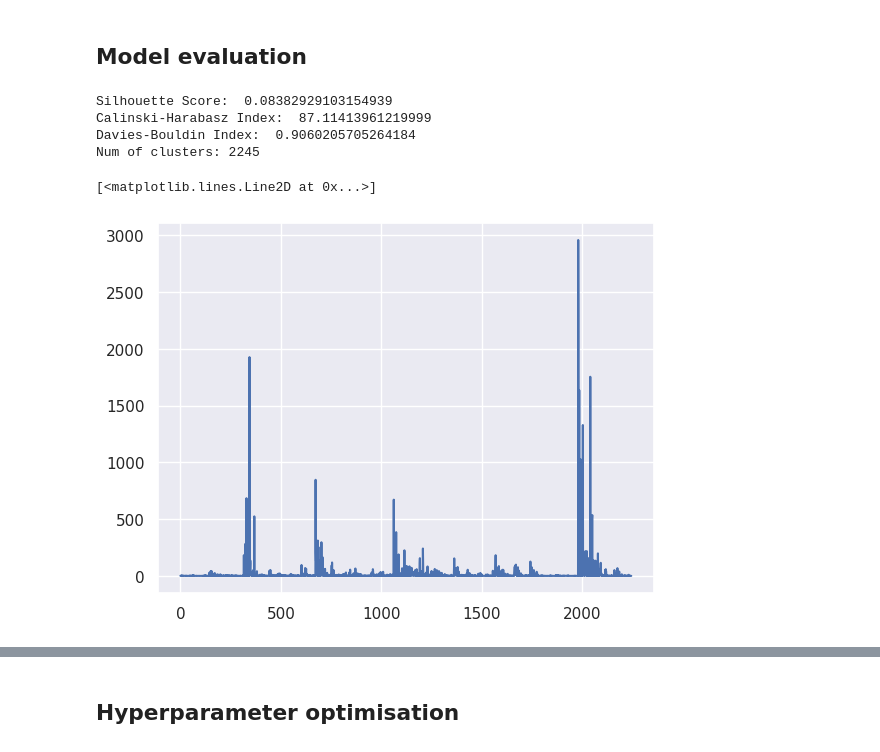
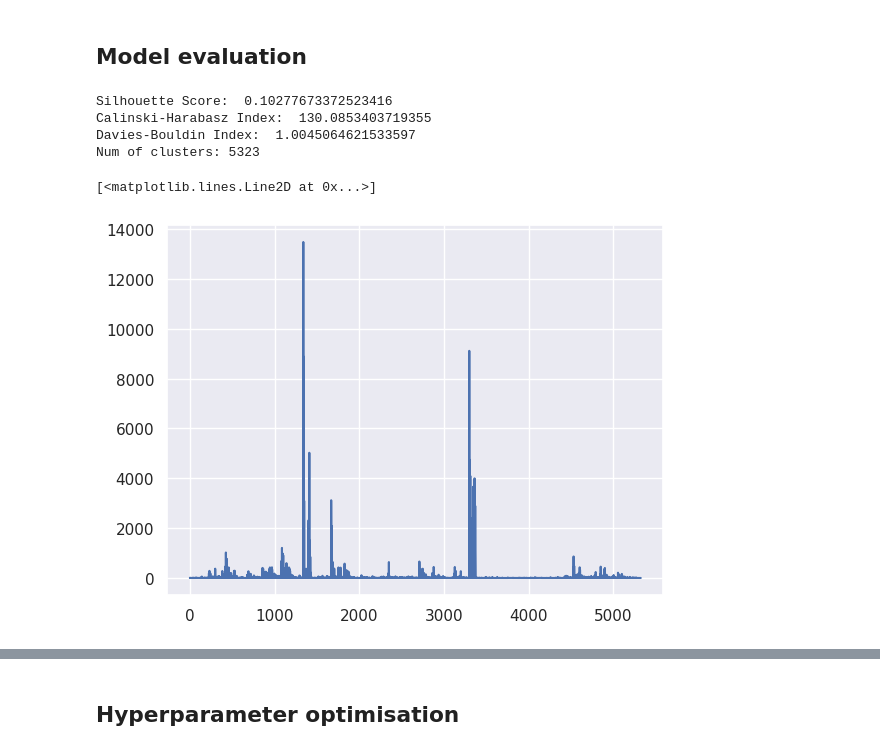
Before and after one commit to Kairixir/URL-domain-name-clustering, a Jupyter notebook: bachelor_thesis.ipynb, the cells around one changed output, grey strips where cells are left out. Cells and saved outputs as stored; diff of their text form; code cells hidden in the pictures.

```diff
--- a/bachelor_thesis.ipynb
+++ b/bachelor_thesis.ipynb
@@ -145,11 +145,19 @@ def clean_data(df):
 # Function to extract components of domain using tldextract
 def extract_domain_components(url):
     ext = tldextract.extract(url)
-    return pd.Series([ext.subdomain, ext.domain, ext.suffix, ext.suffix == ""])
+    return pd.Series(
+        [
+            ext.subdomain,
+            ext.domain,
+            ext.suffix,
+            ext.suffix == "",
+            ext.domain + "." + ext.suffix,
+        ]
+    )
 # %%
 def expand_fqdns(df):
     # Apply function to url column to extract domain components and explode into separate columns
-    df[["subdomain", "domain", "TLD", "is_invalid_TLD"]] = df["url"].apply(
+    df[["subdomain", "domain", "TLD", "is_invalid_TLD", "domainTLD"]] = df["url"].apply(
         extract_domain_components
     )
 
@@ -688,38 +692,16 @@ def lsa_selection(tfidf_matrices, n_components):
 
     return (selected_matrices, explained_variances)
 # %%
-from numpy import count_nonzero
-
 def preprocess_tfidf(df, columns, ngram_range, n_components):
     fitted_vectorizers = fit_vectorizers(df, columns, ngram_range)
     tfidf_matrices = get_tfidf_matrices(fitted_vectorizers)
-
-    for X_tfidf in tfidf_matrices:
-        print(f"{X_tfidf.nnz / np.prod(X_tfidf.shape)}")
-
-    # tfidf_matrices are sparse
-
     tfidf_lsas, explained_variances = lsa_selection(tfidf_matrices, n_components)
 
-    for tfidf_lsa in tfidf_lsas:
-        density = count_nonzero(tfidf_lsa) / float(tfidf_lsa.size)
-        print(density)
-
-    # tfidf_lsa are dense matrices
-
-    # for i, variance in enumerate(explained_variances):
-    #     print(
-    #         f"Explained variance of {columns[i]} in the SVD step: {variance * 100:.1f}%"
-    #     )
-
     return tfidf_lsas
 # %% [markdown]
 ### The processing itself
 # %%
 urls_extracted_df = extract_features(urls_df)
-urls_extracted_df["domainTLD"] = (
-    urls_extracted_df["domain"] + "." + urls_extracted_df["TLD"]
-)
 # %%
 urls_matrix = transform_features(urls_extracted_df)
 # %% [output]
@@ -807,28 +775,27 @@ def evaluate_model(X, labels):
 
     return (sil_score, ch_index, db_index)
 # %%
-X_sample, _ = subsample(X_all, 40000, 42)
-birch = train_BIRCH(X_sample, 100, 1.5)
+birch = train_BIRCH(X_all, 100, 1.5)
 # Get the cluster labels for each data point
 labels = birch.labels_
-X_subsample, labels_subsample = subsample(X_sample, 5000, 24, labels)
+X_subsample, labels_subsample = subsample(X_all, 20000, 24, labels)
 metrics = evaluate_model(X_subsample, labels_subsample)
 
 # TODO: Create domain names and labels list to see which connects to which.
 # It can be done by keeping the random generated indices from subsample
 
 # Print the scores
 print("Silhouette Score: ", metrics[0])
 print("Calinski-Harabasz Index: ", metrics[1])
 print("Davies-Bouldin Index: ", metrics[2])
 
 print(f"Num of clusters: {len([node for node in birch.subcluster_centers_])}")
 
 plt.plot(np.bincount(labels))
 # %% [output]
-Silhouette Score:  0.08382929103154939
-Calinski-Harabasz Index:  87.11413961219999
-Davies-Bouldin Index:  0.9060205705264184
-Num of clusters: 2245
+Silhouette Score:  0.10277673372523416
+Calinski-Harabasz Index:  130.0853403719355
+Davies-Bouldin Index:  1.0045064621533597
+Num of clusters: 5323
 [<matplotlib.lines.Line2D at 0x...>]
-[figure, old version]
+[figure, new version]
```
Also changed, not shown: parts of 9 cells of this notebook, 1 other file.
